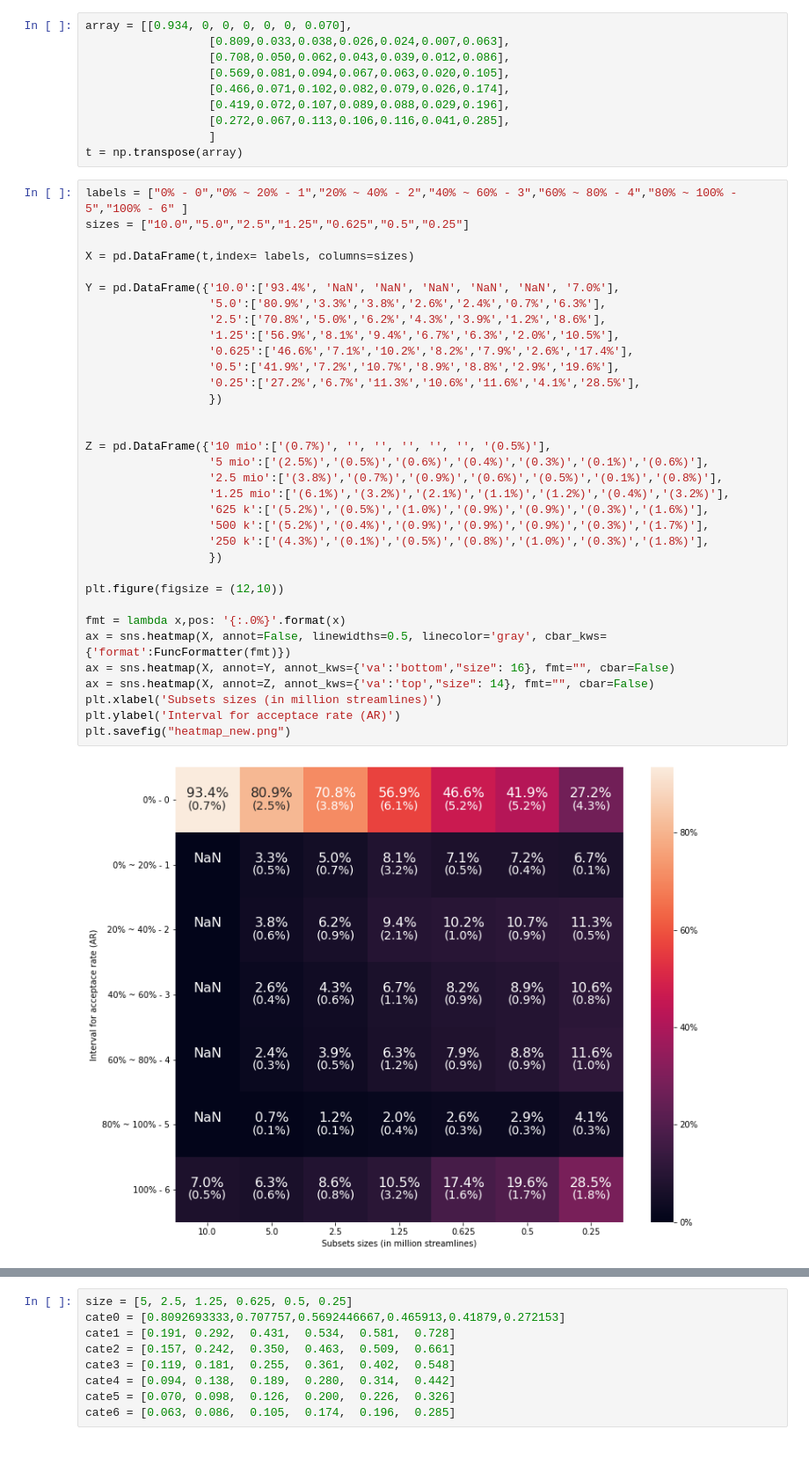
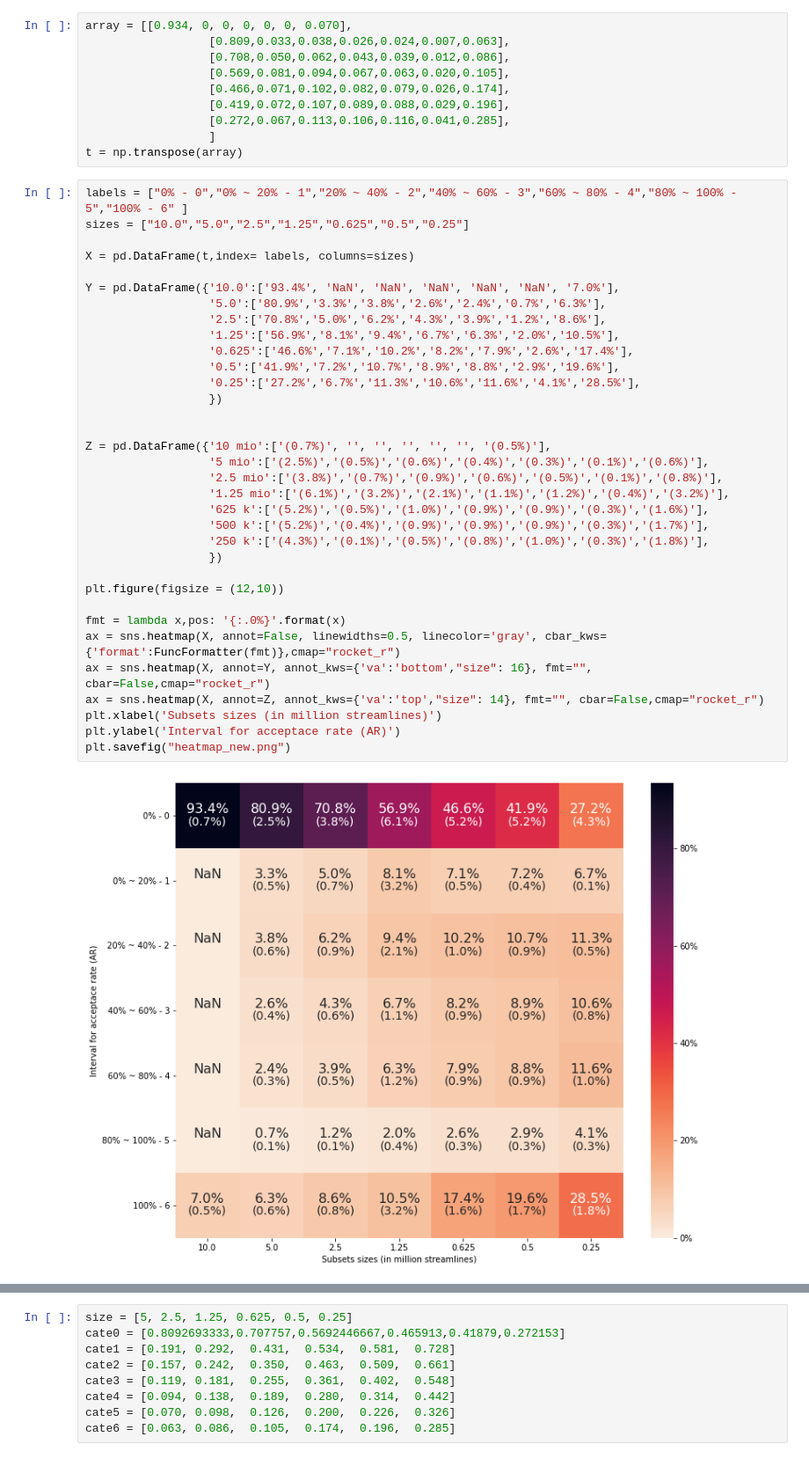
Before and after one commit to xinyiwan/mythesis, a Jupyter notebook: data analysis/plot.ipynb, the cells around one changed output, grey strips where cells are left out. Shown: that part at 88% size. Drawn from its saved outputs; the diff is of its cells as text.

```diff
--- a/data analysis/plot.ipynb
+++ b/data analysis/plot.ipynb
@@ -49,34 +40,34 @@ labels = ["0% - 0","0% ~ 20% - 1","20% ~ 40% - 2","40% ~ 60% - 3","60% ~ 80% - 4
 sizes = ["10.0","5.0","2.5","1.25","0.625","0.5","0.25"]
 
 X = pd.DataFrame(t,index= labels, columns=sizes)
 
 Y = pd.DataFrame({'10.0':['93.4%', 'NaN', 'NaN', 'NaN', 'NaN', 'NaN', '7.0%'],
                   '5.0':['80.9%','3.3%','3.8%','2.6%','2.4%','0.7%','6.3%'],
                   '2.5':['70.8%','5.0%','6.2%','4.3%','3.9%','1.2%','8.6%'],
                   '1.25':['56.9%','8.1%','9.4%','6.7%','6.3%','2.0%','10.5%'],
                   '0.625':['46.6%','7.1%','10.2%','8.2%','7.9%','2.6%','17.4%'],
                   '0.5':['41.9%','7.2%','10.7%','8.9%','8.8%','2.9%','19.6%'],
                   '0.25':['27.2%','6.7%','11.3%','10.6%','11.6%','4.1%','28.5%'],
                   })
 
 
 Z = pd.DataFrame({'10 mio':['(0.7%)', '', '', '', '', '', '(0.5%)'],
                   '5 mio':['(2.5%)','(0.5%)','(0.6%)','(0.4%)','(0.3%)','(0.1%)','(0.6%)'],
                   '2.5 mio':['(3.8%)','(0.7%)','(0.9%)','(0.6%)','(0.5%)','(0.1%)','(0.8%)'],
                   '1.25 mio':['(6.1%)','(3.2%)','(2.1%)','(1.1%)','(1.2%)','(0.4%)','(3.2%)'],
                   '625 k':['(5.2%)','(0.5%)','(1.0%)','(0.9%)','(0.9%)','(0.3%)','(1.6%)'],
                   '500 k':['(5.2%)','(0.4%)','(0.9%)','(0.9%)','(0.9%)','(0.3%)','(1.7%)'],
                   '250 k':['(4.3%)','(0.1%)','(0.5%)','(0.8%)','(1.0%)','(0.3%)','(1.8%)'],
                   })
 
 plt.figure(figsize = (12,10))
 
 fmt = lambda x,pos: '{:.0%}'.format(x)
-ax = sns.heatmap(X, annot=False, linewidths=0.5, linecolor='gray', cbar_kws={'format':FuncFormatter(fmt)})
-ax = sns.heatmap(X, annot=Y, annot_kws={'va':'bottom',"size": 16}, fmt="", cbar=False)
-ax = sns.heatmap(X, annot=Z, annot_kws={'va':'top',"size": 14}, fmt="", cbar=False)
+ax = sns.heatmap(X, annot=False, linewidths=0.5, linecolor='gray', cbar_kws={'format':FuncFormatter(fmt)},cmap="rocket_r")
+ax = sns.heatmap(X, annot=Y, annot_kws={'va':'bottom',"size": 16}, fmt="", cbar=False,cmap="rocket_r")
+ax = sns.heatmap(X, annot=Z, annot_kws={'va':'top',"size": 14}, fmt="", cbar=False,cmap="rocket_r")
 plt.xlabel('Subsets sizes (in million streamlines)')
 plt.ylabel('Interval for acceptace rate (AR)')
 plt.savefig("heatmap_new.png")
 # %% [output]
-[figure, old version]
+[figure, new version]
```
Also changed, not shown: parts of 7 cells of this notebook, 6 other files.
